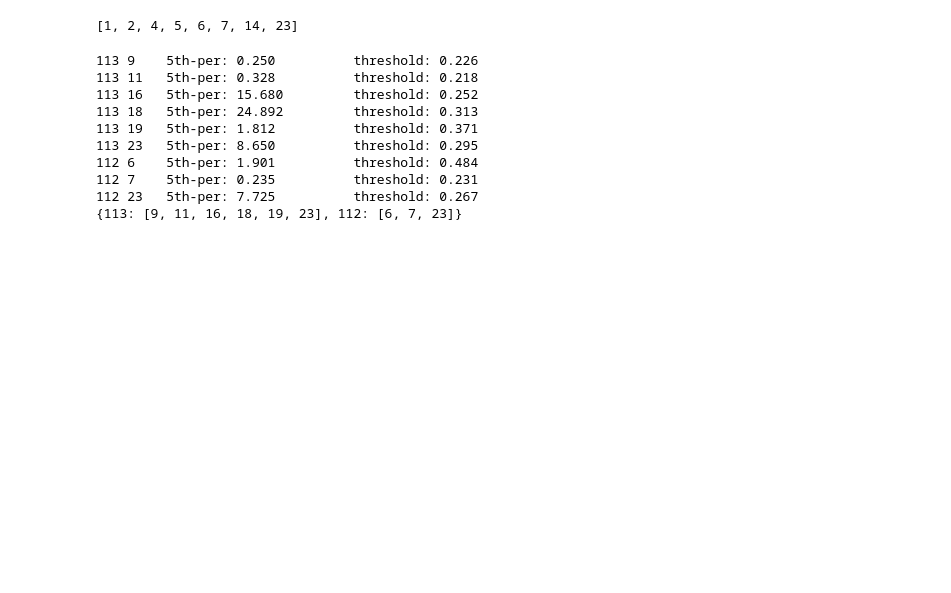
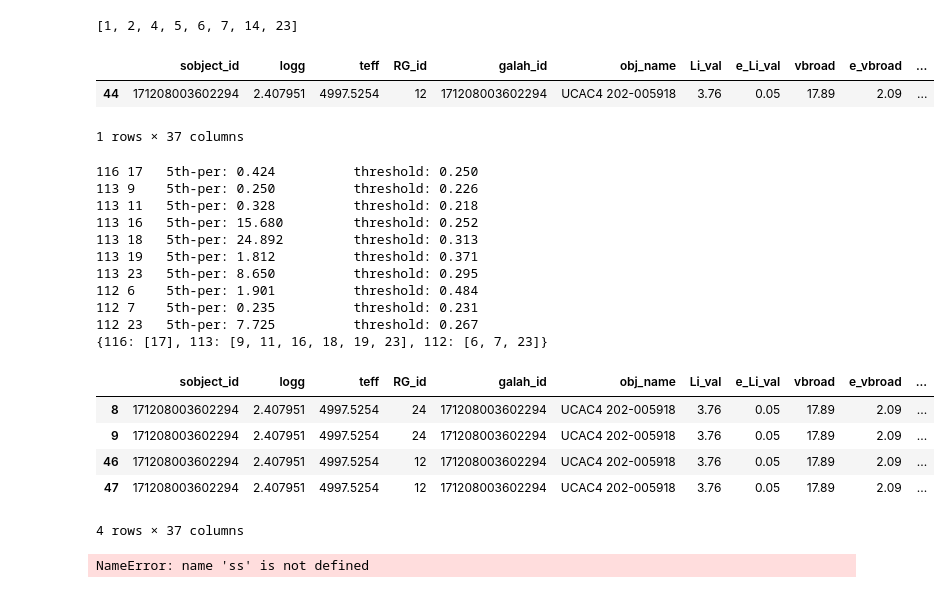
Before and after one commit to MaryumSayeed/ESPRESSO, a Jupyter notebook: scripts/decide_binary.ipynb, the cells around one changed output. Saved outputs shown, nothing was run; the diff lists cells and outputs as text; code cells hidden in the pictures; blank space fills up the shorter version.

```diff
--- a/scripts/decide_binary.ipynb
+++ b/scripts/decide_binary.ipynb
@@ -38,10 +38,17 @@ vlt = EarthLocation.of_site('paranal')  # the easiest way... but requires intern
 # %%
 
-rv_df   = pd.read_csv('rv_df.csv')
-comb_df = pd.read_csv('combined_rvs.csv')
+rv_df   = pd.read_csv('rv_df_new.csv')
+comb_df = pd.read_csv('combined_rvs_new.csv')
 rv_df[rv_df['program']==112].RG_id.tolist()
 # %% [output]
 [1, 2, 4, 5, 6, 7, 14, 23]
+# %%
+len(rv_df)
+rv_df[rv_df.sobject_id==171208003602294]
+# %% [output]
+|  | sobject_id | logg | teff | RG_id | galah_id | obj_name | Li_val | e_Li_val | vbroad | e_vbroad | ... |
+| 44 | 171208003602294 | 2.407951 | 4997.5254 | 12 | 171208003602294 | UCAC4 202-005918 | 3.76 | 0.05 | 17.89 | 2.09 | ... |
+1 rows × 37 columns
 # %%
 
 # ids = comb_df.GALAH_ID.unique()
@@ -132,7 +139,16 @@ def K_amp(obj, program, ax):
         return False
 
 # plt.figure(figsize=(9,20))
-pass_threshold = {113: [], 112: []}
+pass_threshold = {116:[], 113: [], 112: []}
+for i in range(1,26,1):
+    ax = plt.subplot(9,3,i)
+
+    x = K_amp(i,116,ax)
+    if x is True: pass_threshold[116].append(i)
+
+plt.tight_layout()
+plt.close()
+
 for i in range(1,26,1):
     ax = plt.subplot(9,3,i)
 
@@ -159,6 +175,7 @@ plt.close()
 #     e_vals.append(e_val)
 #     e_li_vals.append(e_li)
 # %% [output]
+116 17   5th-per: 0.424          threshold: 0.250
 113 9    5th-per: 0.250          threshold: 0.226
 113 11   5th-per: 0.328          threshold: 0.218
 113 16   5th-per: 15.680         threshold: 0.252
@@ -168,10 +185,23 @@ plt.close()
 112 6    5th-per: 1.901          threshold: 0.484
 112 7    5th-per: 0.235          threshold: 0.231
 112 23   5th-per: 7.725          threshold: 0.267
-{113: [9, 11, 16, 18, 19, 23], 112: [6, 7, 23]}
+{116: [17], 113: [9, 11, 16, 18, 19, 23], 112: [6, 7, 23]}
+# %%
+rv_df[rv_df['sobject_id']==171208003602294]
+# %% [output]
+|  | sobject_id | logg | teff | RG_id | galah_id | obj_name | Li_val | e_Li_val | vbroad | e_vbroad | ... |
+| 8 | 171208003602294 | 2.407951 | 4997.5254 | 24 | 171208003602294 | UCAC4 202-005918 | 3.76 | 0.05 | 17.89 | 2.09 | ... |
+| 9 | 171208003602294 | 2.407951 | 4997.5254 | 24 | 171208003602294 | UCAC4 202-005918 | 3.76 | 0.05 | 17.89 | 2.09 | ... |
+| 46 | 171208003602294 | 2.407951 | 4997.5254 | 12 | 171208003602294 | UCAC4 202-005918 | 3.76 | 0.05 | 17.89 | 2.09 | ... |
+| 47 | 171208003602294 | 2.407951 | 4997.5254 | 12 | 171208003602294 | UCAC4 202-005918 | 3.76 | 0.05 | 17.89 | 2.09 | ... |
+4 rows × 37 columns
 # %%
 
 from utils import PLOT_PARAMS
+# %%
+ss
+# %% [output]
+NameError: name 'ss' is not defined
 # %%
 
 
```
Also changed, not shown: parts of 3 cells of this notebook, 3 other files.
